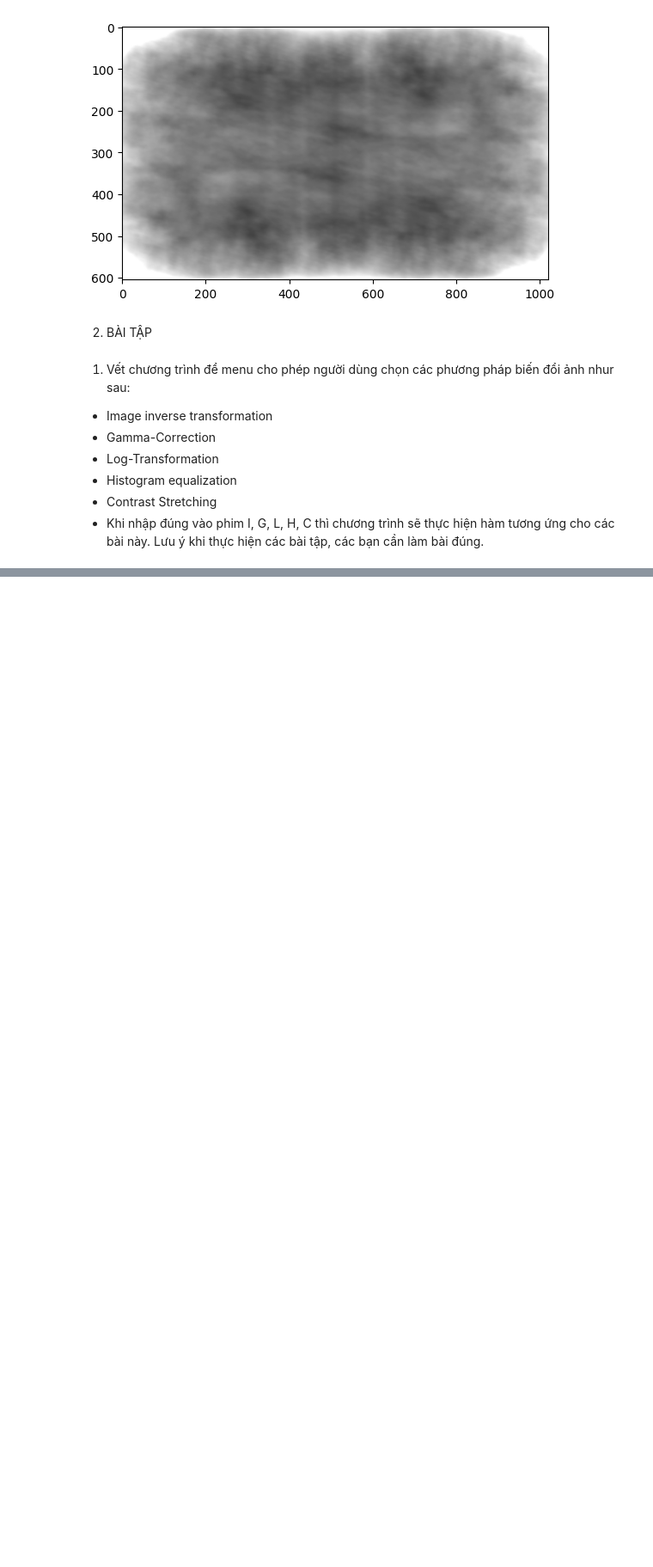
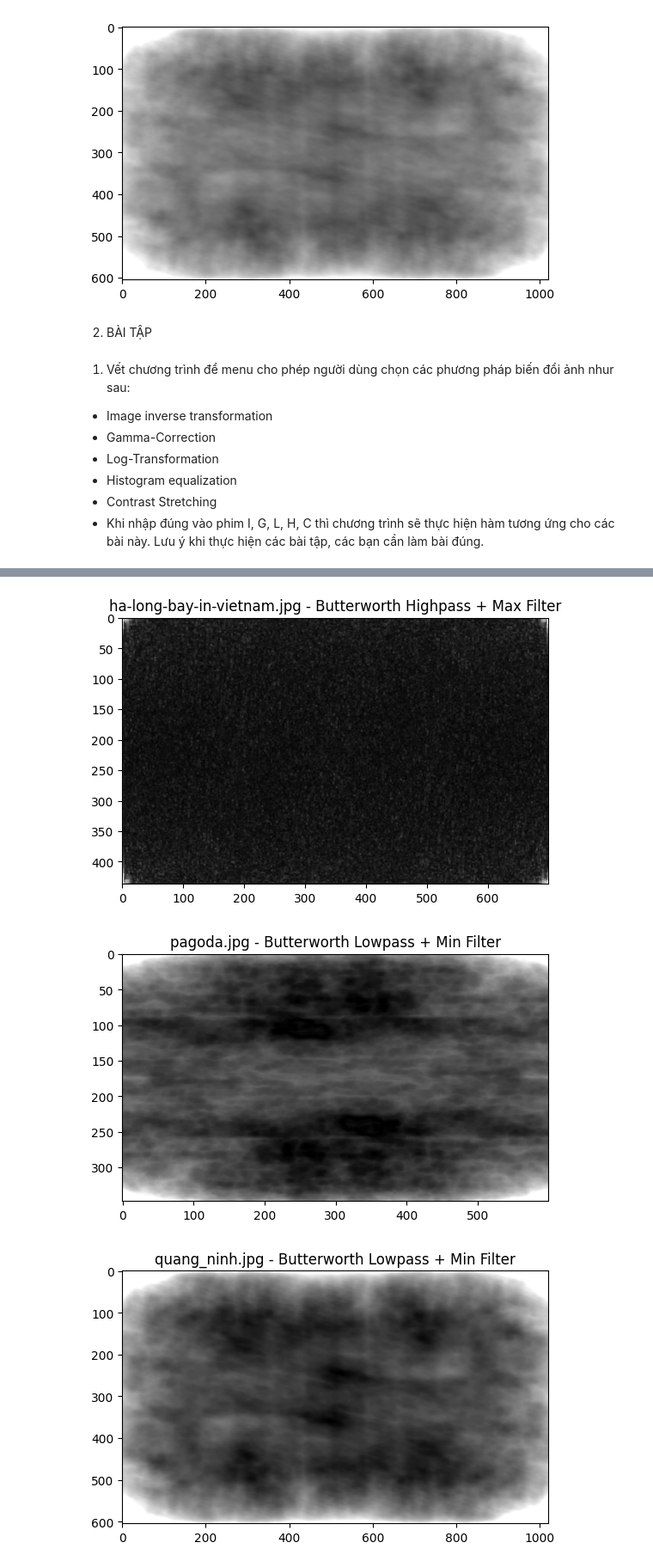
Before and after one commit to hung2725/NM-Xu-Ly-Anh-So, a Jupyter notebook: Lab2/Lab2_2374802010164_PhamTheHung.ipynb, the cells around one changed output, grey strips where cells are left out. Shown at 86% size. Drawn from its saved outputs; the diff is of its cells as text; code cells hidden in the pictures; blank space fills up the shorter version.

```diff
--- a/Lab2/Lab2_2374802010164_PhamTheHung.ipynb
+++ b/Lab2/Lab2_2374802010164_PhamTheHung.ipynb
@@ -403,0 +588,72 @@ C: Contrast Stretching
+# %%
+from PIL import Image
+import math
+import scipy.fft
+import numpy as np
+import os
+import matplotlib.pyplot as plt
+import scipy.ndimage as sn
+import random
+
+folder = 'exercise'
+output_folder = 'result'
+os.makedirs(output_folder, exist_ok=True)
+
+for filename in os.listdir(folder):
+    if filename.lower().endswith(('.jpg', '.png', '.jpeg')):
+        path = os.path.join(folder, filename)
+        img_rgb = Image.open(path).convert('RGB')
+        r, g, b = img_rgb.split()
+        channels = [r, g, b]
+        random.shuffle(channels)
+        shuffled_img = Image.merge('RGB', channels)
+
+        img = shuffled_img.convert('L')
+        im1 = np.asarray(img)
+        c = abs(scipy.fft.fft2(im1))
+        d = scipy.fft.fftshift(c)
+
+        M, N = d.shape
+        H = np.ones((M, N))
+        center1, center2 = M / 2, N / 2
+        r0 = 30.0
+        t = 1
+        t2 = 2 * t
+        choice = random.choice(['low', 'high'])
+
+        for i in range(M):
+            for j in range(N):
+                r1 = (i - center1) ** 2 + (j - center2) ** 2
+                r = math.sqrt(r1)
+                if r == 0:
+                    H[i, j] = 1 if choice == 'low' else 0
+                else:
+                    if choice == 'low':
+                        H[i, j] = 1 / (1 + (r / r0) ** t2)
+                    elif choice == 'high':
+                        H[i, j] = 1 / (1 + (r0 / r) ** t2)
+
+        H1 = H.astype(float)
+        con = d * H1
+        e = abs(scipy.fft.ifft2(con))
+        if choice == 'low':
+            e = sn.minimum_filter(e, size=3)
+        elif choice == 'high':
+            e = sn.maximum_filter(e, size=3)
+
+        e = np.clip(e, 0, 255)
+        e = e.astype(np.uint8)
+        im3 = Image.fromarray(e)
+
+        plt.imshow(im3, cmap='gray')
+        plt.title(f"{filename} - Butterworth {choice.capitalize()}pass + {'Min' if choice=='low' else 'Max'} Filter")
+        plt.savefig(os.path.join(output_folder, f"{os.path.splitext(filename)[0]}_plot.jpg"))
+        plt.show()
+        plt.close()
+
+        output_name = f"{os.path.splitext(filename)[0]}_Butterworth_{choice}.jpg"
+        im3.save(os.path.join(output_folder, output_name))
+# %% [output]
+[figure, added]
+[figure, added]
+[figure, added]
```
Also changed, not shown: parts of 6 cells of this notebook, 16 other files.
